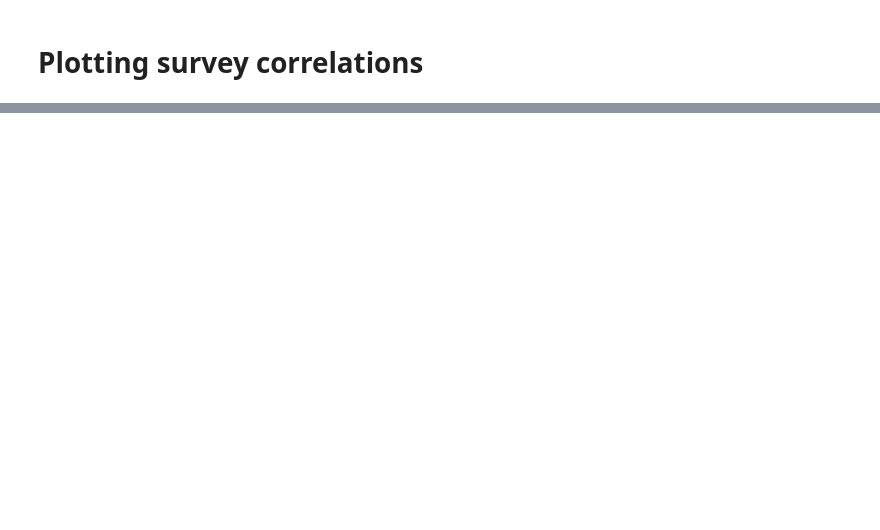
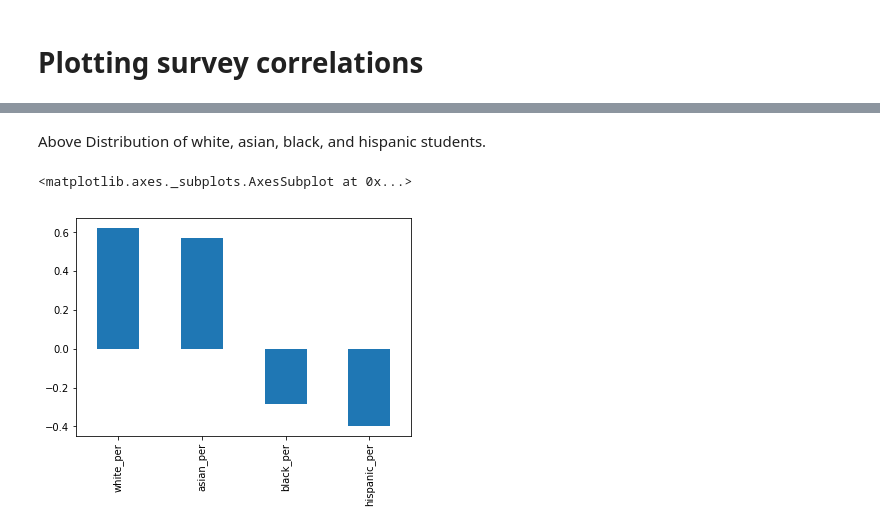
Before and after one commit to khoin-byte/dataquest-guided-projects, a Jupyter notebook: Analyzing_NYC_High_School_Data/Schools.ipynb, the cells around one changed output, grey strips where cells are left out. Cells and saved outputs as stored; diff of their text form; code cells hidden in the pictures; blank space fills up the shorter version.

```diff
--- a/Analyzing_NYC_High_School_Data/Schools.ipynb
+++ b/Analyzing_NYC_High_School_Data/Schools.ipynb
@@ -167,0 +312,9 @@ survey_fields.remove("DBN")
+# %% [markdown]
+Above Distribution of white, asian, black, and hispanic students.
+# %%
+# racial performances
+race_fields = ["white_per", "asian_per", "black_per", "hispanic_per"]
+combined.corr()["sat_score"][race_fields].plot.bar()
+# %% [output]
+<matplotlib.axes._subplots.AxesSubplot at 0x...>
+[figure, added]
```
Also changed, not shown: parts of 14 cells of this notebook.
